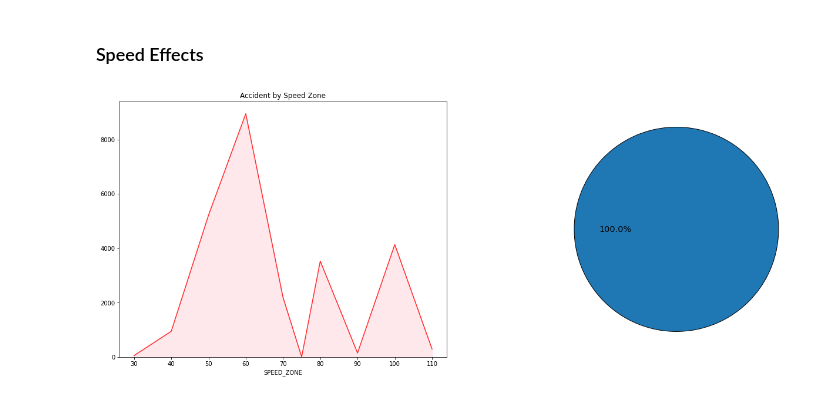
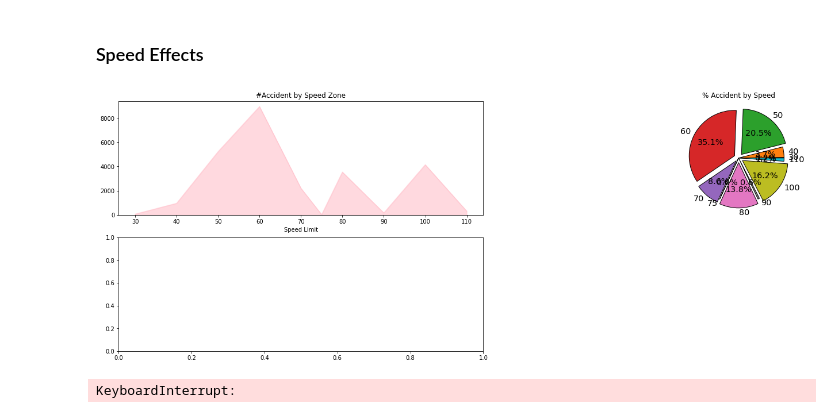
Before and after one commit to parthatulparekh/VIC_Road_Accident, a Jupyter notebook: Road_Accident.ipynb, the cells around one changed output. Cells and saved outputs as stored; diff of their text form; code cells hidden in the pictures.

Commit message:
Trying visual to answer business questions

```diff
--- a/Road_Accident.ipynb
+++ b/Road_Accident.ipynb
@@ -113,24 +113,42 @@ plt.show()
 [figure]
 # %% [markdown]
 ### Speed Effects
-# %%
-plt.subplot(121)
-df2 = df.groupby('SPEED_ZONE')['SPEED_ZONE'].count()
-df2.plot.area(title = 'Accident by Speed Zone', figsize=(22,8), color="lightpink", alpha=0.3)
-df2.plot(color = "red", alpha=0.8)
-
-
-
-
-plt.subplot(122)
-z = np.array([len(df['SPEED_ZONE'])])
-#label = ["Lights On", "No Lights"]
-#fig = plt.figure(figsize = (10,7))
-
-pie = plt.pie(z, autopct='%.1f%%', wedgeprops={'linewidth' : 1, 'edgecolor': 'black'}, textprops={'color' : 'black', 'size':'x-large'})
-
-
-plt.show()
-# %% [output]
-[figure, removed]
+# %%
+fig1 = plt.subplot2grid((2,2),(0,0))
+df2 = df.groupby('SPEED_ZONE')['SPEED_ZONE'].count()
+ax = df2.plot.area(title = '#Accident by Speed Zone', xlabel='Speed',figsize=(25,8), color="pink", alpha=0.6)
+ax.set_xlabel('Speed Limit')
+ax.plot(color = "red", alpha=0.8)
+
+
+
+fig1 = plt.subplot2grid((2,2),(0,1))
+explode = (0,0,0.1,0.1,0.08,0,0.1,0,0.1,0)
+df.groupby('SPEED_ZONE')['SPEED_ZONE'].count().plot(kind='pie', title='% Accident by Speed',figsize=(25,8), label='', autopct='%.1f%%', explode=explode,wedgeprops={'linewidth' : 1, 'edgecolor': 'black'}, textprops={'color' : 'black', 'size':'x-large'})
+
+
+severity1 = df[df['SPEED_ZONE']] = 1
+severity2 = df[df['SPEED_ZONE']] = 2
+#severity2 = df[df['SPEED_ZONE'].str.contains(2)]
+severity3 = df[df['SPEED_ZONE']] = 3
+
+fig1 = plt.subplot2grid((2,2),(1,0))
+# df2 = df.groupby('SPEED_ZONE')['SPEED_ZONE'].count()
+# plt.bar(df2, severity1,color='red')
+# plt.bar(df2, bottom=severity1+severity2,color='yellow')
+# plt.bar(df2, bottom=severity1+severity2+severity3,color='blue')
+
+df3 = df[['SEVERITY','SPEED_ZONE']].copy()
+name = df.groupby('SPEED_ZONE')['SPEED_ZONE'].count()
+df3.plot(x='SPEED_ZONE', kind='bar', stacked=True)
+
+#fig1 = plt.subplot2grid((2,2),(1,0))
+#explode = (0,0,0.1,0.1,0.08,0,0.1,0,0.1,0)
+#df.groupby('SEVERITY')['SPEED_ZONE'].count().plot(kind='pie', title='% Accident by Speed', label='',figsize=(25,17), autopct='%.1f%%', wedgeprops={'linewidth' : 1, 'edgecolor': 'black'}, textprops={'color' : 'black', 'size':'x-large'})
+
+
+plt.show()
+# %% [output]
+[figure, added]
+KeyboardInterrupt:
 # %%
```
Also changed, not shown: parts of 2 cells of this notebook.
